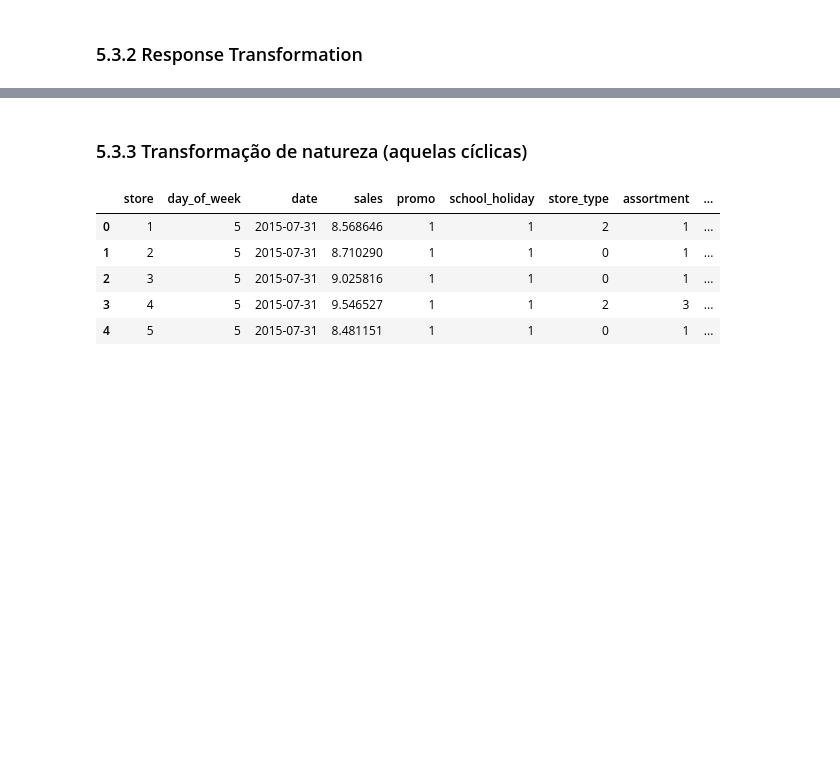
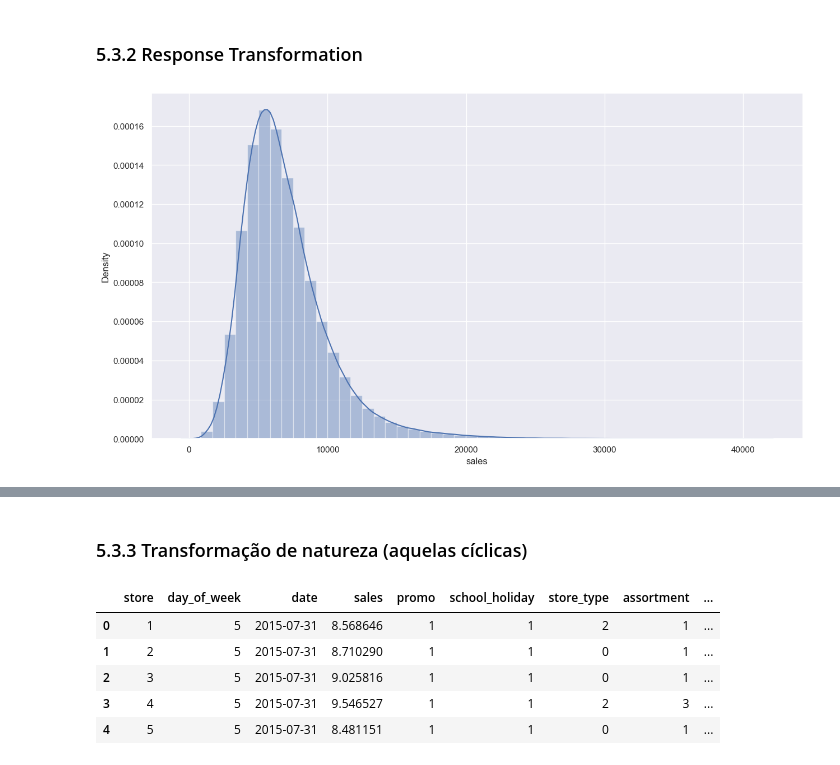
Before and after one commit to LeonardoArndt/proj2_ds_em_prod, a Jupyter notebook: m10_v01_store_sales_prediction.ipynb, the cells around one changed output, grey strips where cells are left out. Cells and saved outputs as stored; diff of their text form; code cells hidden in the pictures; blank space fills up the shorter version.

```diff
--- a/m10_v01_store_sales_prediction.ipynb
+++ b/m10_v01_store_sales_prediction.ipynb
@@ -955,4 +1048,8 @@ df5['assortment'] = df5['assortment'].map(assortment_dict)
 # %% [markdown]
 ### 5.3.2 Response Transformation
+# %%
+sns.distplot(df5['sales']);
+# %% [output]
+[figure, added]
 # %%
 df5['sales'] = np.log1p(df5['sales'])
```
Also changed, not shown: parts of 42 cells of this notebook.
